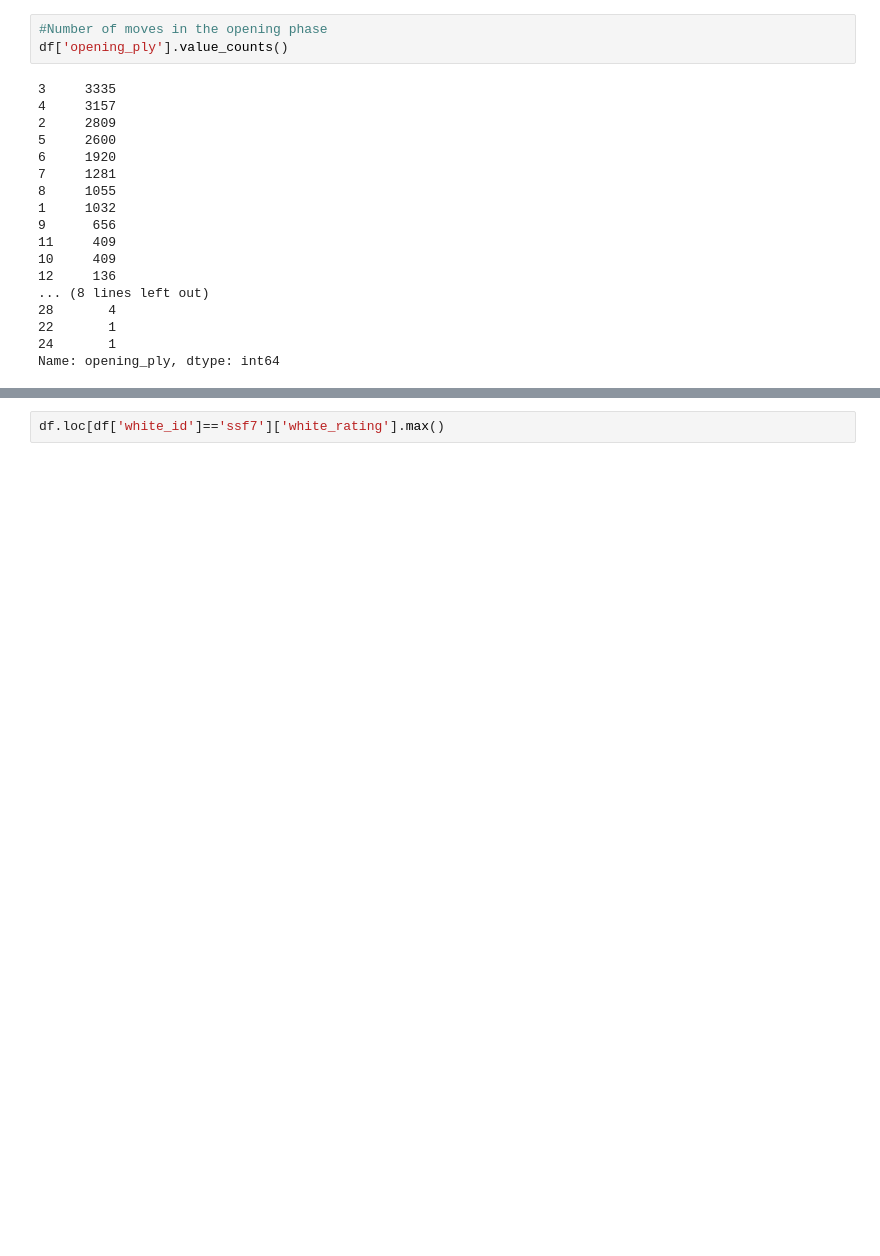
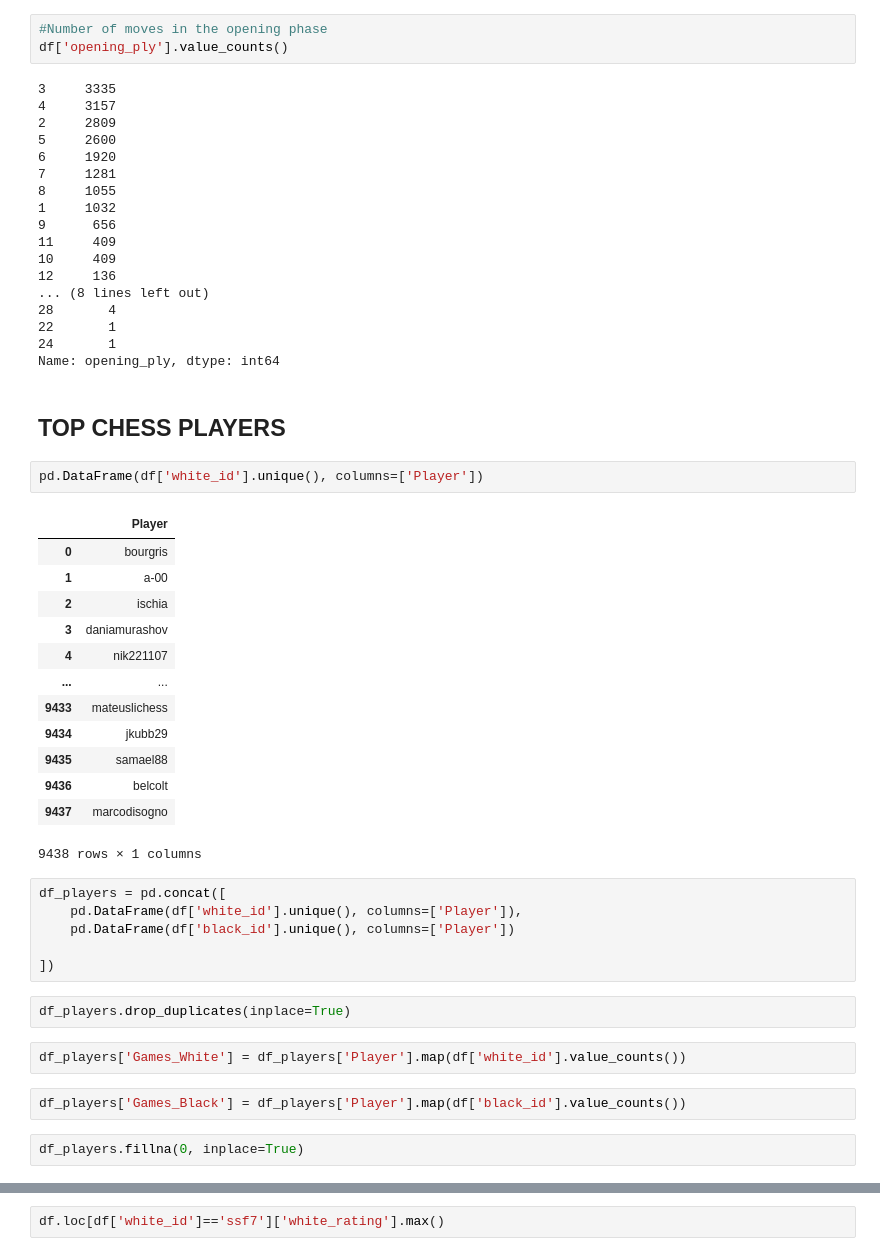
Before and after one commit to isra-st/Chess_aa_is, a Jupyter notebook: Chess_Visualizations_Isra.ipynb, the cells around one changed output, grey strips where cells are left out. Saved outputs shown, nothing was run; the diff lists cells and outputs as text; blank space fills up the shorter version.

```diff
--- a/Chess_Visualizations_Isra.ipynb
+++ b/Chess_Visualizations_Isra.ipynb
@@ -814,3 +818,35 @@ df['opening_ply'].value_counts()
 22       1
 24       1
 Name: opening_ply, dtype: int64
+# %% [markdown]
+## TOP CHESS PLAYERS
+# %%
+pd.DataFrame(df['white_id'].unique(), columns=['Player'])
+# %% [output]
+|  | Player |
+| 0 | bourgris |
+| 1 | a-00 |
+| 2 | ischia |
+| 3 | daniamurashov |
+| 4 | nik221107 |
+| ... | ... |
+| 9433 | mateuslichess |
+| 9434 | jkubb29 |
+| 9435 | samael88 |
+| 9436 | belcolt |
+| 9437 | marcodisogno |
+9438 rows × 1 columns
+# %%
+df_players = pd.concat([
+    pd.DataFrame(df['white_id'].unique(), columns=['Player']),
+    pd.DataFrame(df['black_id'].unique(), columns=['Player'])
+
+])
+# %%
+df_players.drop_duplicates(inplace=True)
+# %%
+df_players['Games_White'] = df_players['Player'].map(df['white_id'].value_counts())
+# %%
+df_players['Games_Black'] = df_players['Player'].map(df['black_id'].value_counts())
+# %%
+df_players.fillna(0, inplace=True)
```
Also changed, not shown: parts of 23 cells of this notebook.
